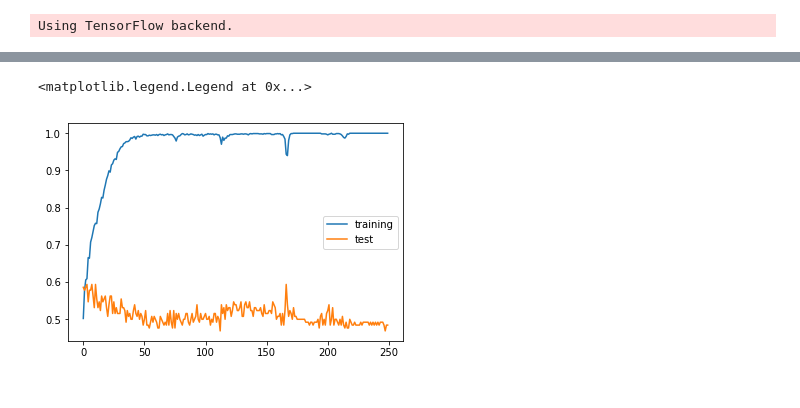
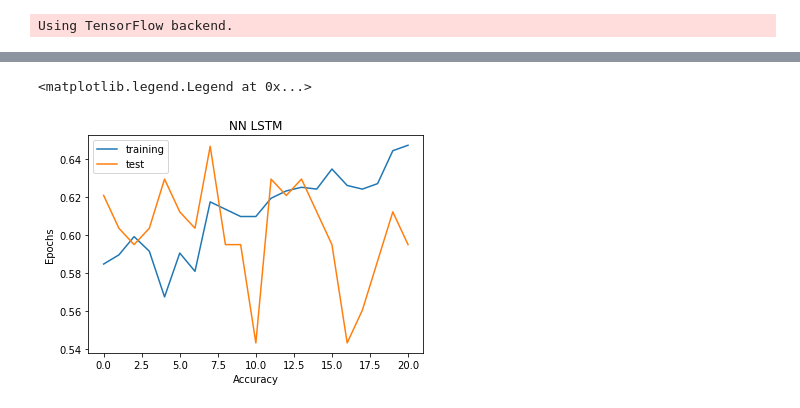
Before and after one commit to dastjerdi/crypto-ml, a Jupyter notebook: models_v1.ipynb, the cells around one changed output, grey strips where cells are left out. Drawn from its saved outputs; the diff is of its cells as text; code cells hidden in the pictures.

```diff
--- a/models_v1.ipynb
+++ b/models_v1.ipynb
@@ -167,0 +248,27 @@ x = make_model(50,3,32,250,train_set,y_train,test_set,y_test)
+# %%
+nb_features = X_train.shape[2]
+nb_out = X_test.shape[1]
+
+model = Sequential()
+
+model.add(LSTM(
+         input_shape=(sequence_length, nb_features),
+         units=10,
+         return_sequences=True))
+model.add(Dropout(0.2))
+
+model.add(LSTM(
+          units=50,
+          return_sequences=True))
+model.add(Dropout(0.2))
+
+model.add(LSTM(
+          units=50,
+          return_sequences=False))
+model.add(Dropout(0.2))
+
+#model.add(TimeDistributed(Dense(units=nb_out, activation='sigmoid')))
+model.add(Dense(units=nb_out, activation='sigmoid'))
+model.compile(loss='binary_crossentropy', optimizer='adam', metrics=['accuracy'])
+
+print(model.summary())
@@ -167,0 +293,6 @@ x = make_model(50,3,32,250,train_set,y_train,test_set,y_test)
+# %%
+# fit the network
+history = model.fit(X_train, X_test, epochs=100, validation_split=0.1, verbose=2,
+          callbacks = [keras.callbacks.EarlyStopping(monitor='val_loss', min_delta=0.2, patience=20, verbose=0, mode='min'),
+                       keras.callbacks.ModelCheckpoint(model_path,monitor='val_loss', save_best_only=True, mode='min', verbose=0)]
+          )
@@ -168,7 +317,10 @@ x = make_model(50,3,32,250,train_set,y_train,test_set,y_test)
 # %%
-plt.plot(x.history['acc'],label='training')
-plt.plot(x.history['val_acc'],label='test')
+plt.plot(history.history['acc'],label='training')
+plt.plot(history.history['val_acc'],label='test')
+plt.title("NN LSTM")
+plt.xlabel('Accuracy')
+plt.ylabel('Epochs')
 plt.legend()
 # %% [output]
 <matplotlib.legend.Legend at 0x...>
-[figure, old version]
+[figure, new version]
```
Also changed, not shown: parts of 40 cells of this notebook.
